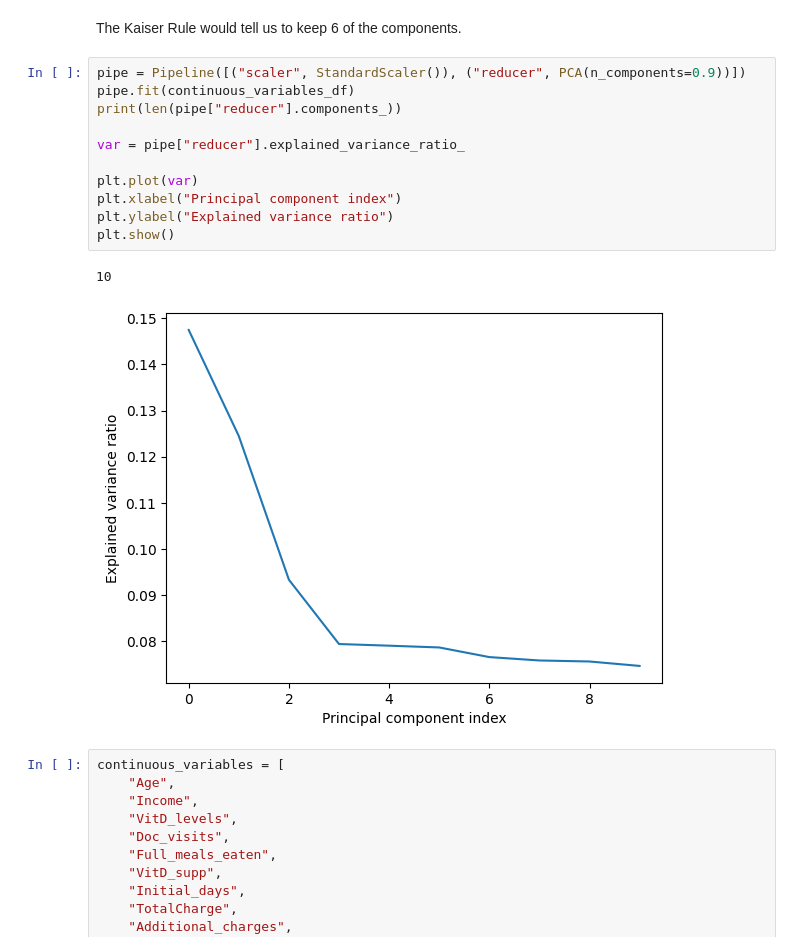
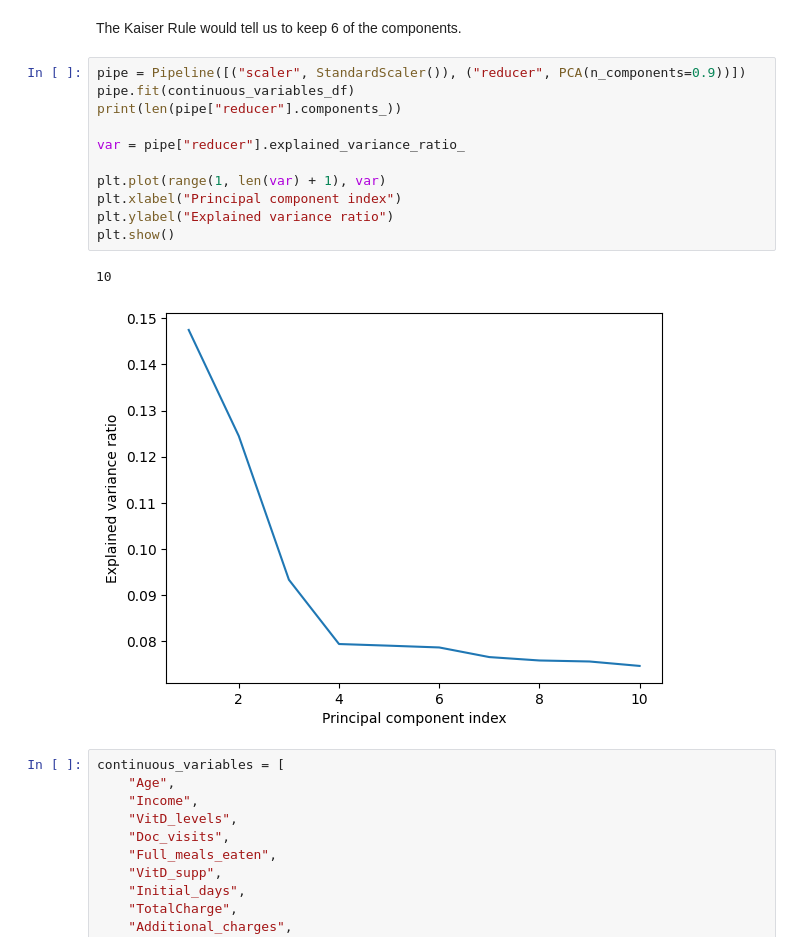
Before and after one commit to joeparis/d206-performance-assessment, a Jupyter notebook: d206_paris_performance_assessment.ipynb, the cells around one changed output. Cells and saved outputs as stored; diff of their text form.

```diff
--- a/d206_paris_performance_assessment.ipynb
+++ b/d206_paris_performance_assessment.ipynb
@@ -807,17 +807,17 @@ The Kaiser Rule would tell us to keep 6 of the components.
 # %%
 pipe = Pipeline([("scaler", StandardScaler()), ("reducer", PCA(n_components=0.9))])
 pipe.fit(continuous_variables_df)
 print(len(pipe["reducer"].components_))
 
 var = pipe["reducer"].explained_variance_ratio_
 
-plt.plot(var)
+plt.plot(range(1, len(var) + 1), var)
 plt.xlabel("Principal component index")
 plt.ylabel("Explained variance ratio")
 plt.show()
 # %% [output]
 10
-[figure, old version]
+[figure, new version]
 # %%
 continuous_variables = [
     "Age",
```
